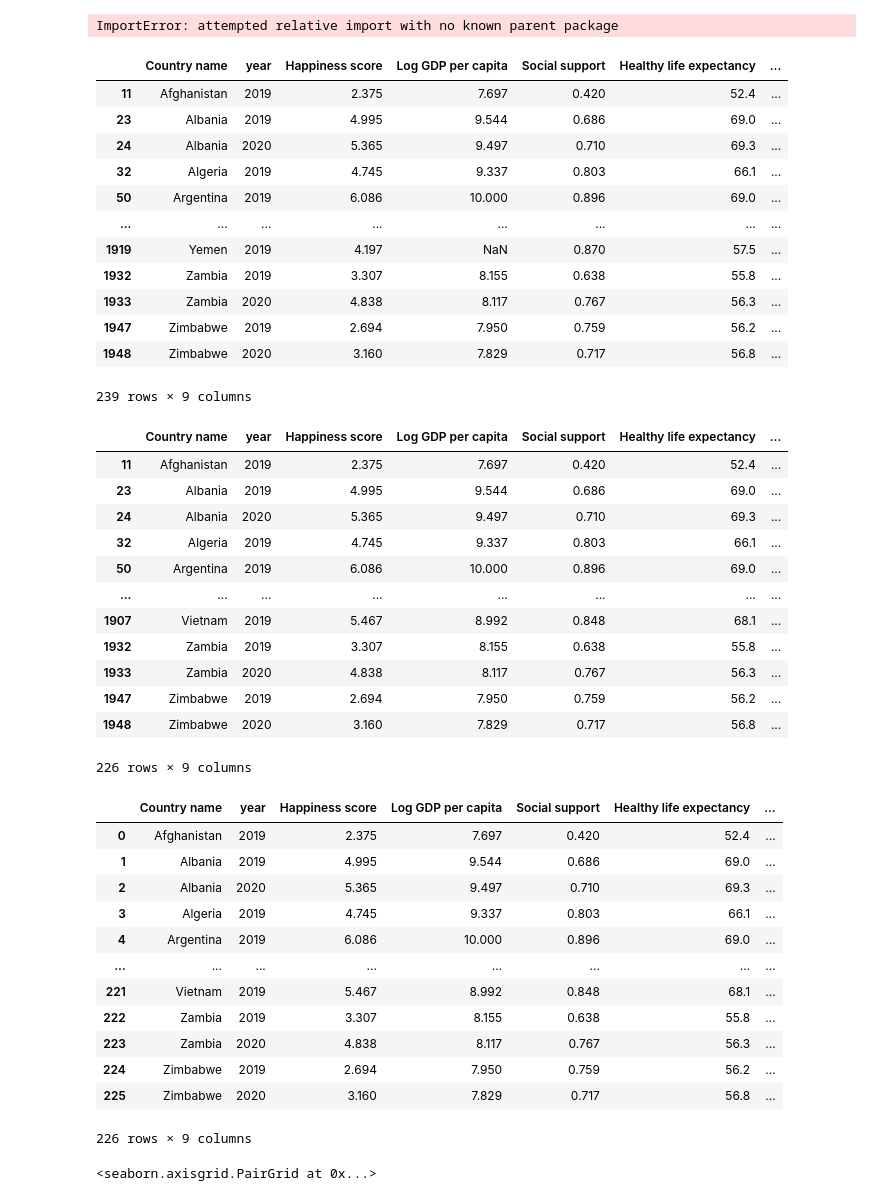
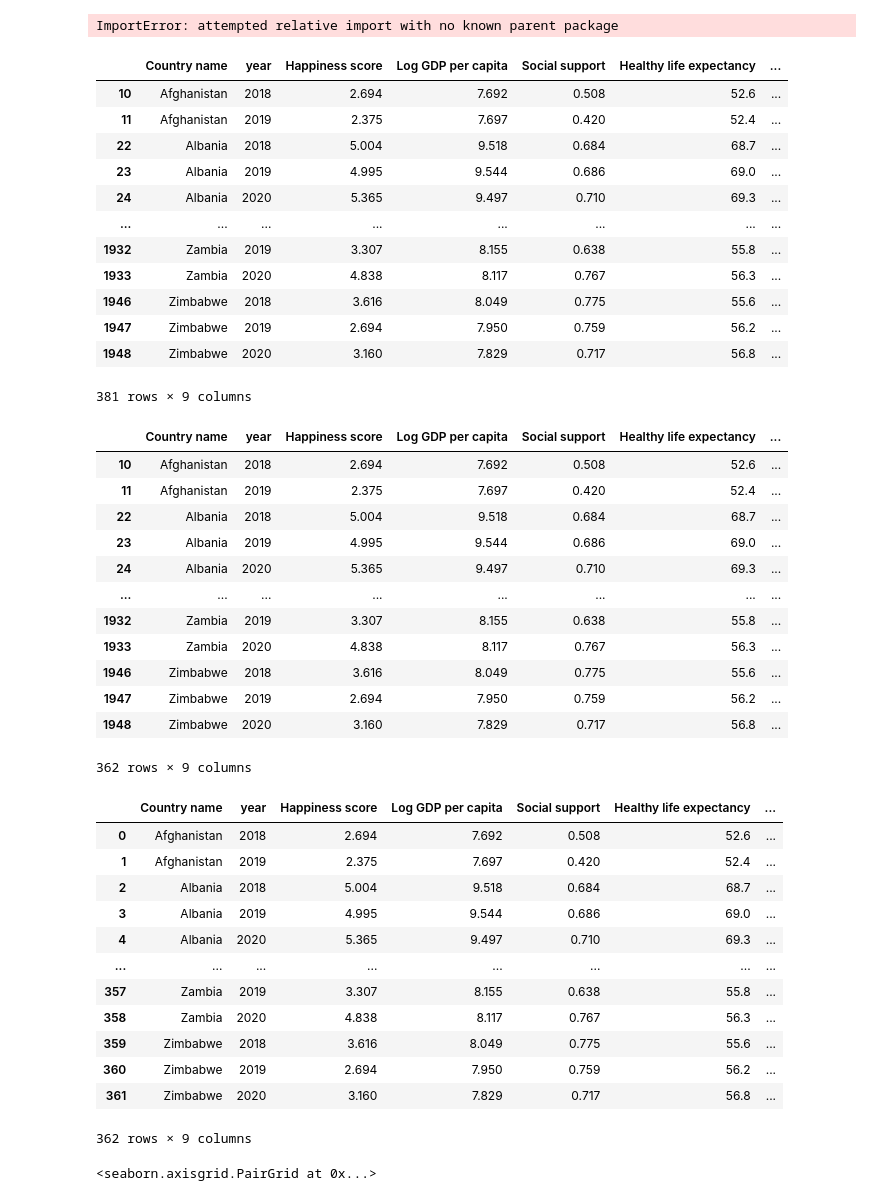
Before and after one commit to data301-2021-summer2/project-group25-project, a Jupyter notebook: analysis/analysis.ipynb, the cells around one changed output. Drawn from its saved outputs; the diff is of its cells as text; code cells hidden in the pictures.

```diff
--- a/analysis/analysis.ipynb
+++ b/analysis/analysis.ipynb
@@ -55,59 +55,59 @@ ImportError: attempted relative import with no known parent package
 # %%
 df2 = (pd.read_csv('/users/annabelle/School/2021/Summer2/data301/group25-project/project-group25-project/data/raw/world-happiness-report.csv')
        .rename(columns = {'Life Ladder':"Happiness score",'Healthy life expectancy at birth':"Healthy life expectancy"})
        .drop(['Positive affect','Negative affect'],axis='columns')
-       .loc[lambda x: x['year']>2018]
+       .loc[lambda x: x['year']>2017]
       )
 df2
 # %% [output]
 |  | Country name | year | Happiness score | Log GDP per capita | Social support | Healthy life expectancy | ... |
+| 10 | Afghanistan | 2018 | 2.694 | 7.692 | 0.508 | 52.6 | ... |
 | 11 | Afghanistan | 2019 | 2.375 | 7.697 | 0.420 | 52.4 | ... |
+| 22 | Albania | 2018 | 5.004 | 9.518 | 0.684 | 68.7 | ... |
 | 23 | Albania | 2019 | 4.995 | 9.544 | 0.686 | 69.0 | ... |
 | 24 | Albania | 2020 | 5.365 | 9.497 | 0.710 | 69.3 | ... |
-| 32 | Algeria | 2019 | 4.745 | 9.337 | 0.803 | 66.1 | ... |
-| 50 | Argentina | 2019 | 6.086 | 10.000 | 0.896 | 69.0 | ... |
 | ... | ... | ... | ... | ... | ... | ... | ... |
-| 1919 | Yemen | 2019 | 4.197 | NaN | 0.870 | 57.5 | ... |
 | 1932 | Zambia | 2019 | 3.307 | 8.155 | 0.638 | 55.8 | ... |
 | 1933 | Zambia | 2020 | 4.838 | 8.117 | 0.767 | 56.3 | ... |
+| 1946 | Zimbabwe | 2018 | 3.616 | 8.049 | 0.775 | 55.6 | ... |
 | 1947 | Zimbabwe | 2019 | 2.694 | 7.950 | 0.759 | 56.2 | ... |
 | 1948 | Zimbabwe | 2020 | 3.160 | 7.829 | 0.717 | 56.8 | ... |
-239 rows × 9 columns
+381 rows × 9 columns
 # %%
 df2.dropna(subset=['Log GDP per capita'], inplace=True)
 # %%
 df2.fillna(method ='pad')
 # %% [output]
 |  | Country name | year | Happiness score | Log GDP per capita | Social support | Healthy life expectancy | ... |
+| 10 | Afghanistan | 2018 | 2.694 | 7.692 | 0.508 | 52.6 | ... |
 | 11 | Afghanistan | 2019 | 2.375 | 7.697 | 0.420 | 52.4 | ... |
+| 22 | Albania | 2018 | 5.004 | 9.518 | 0.684 | 68.7 | ... |
 | 23 | Albania | 2019 | 4.995 | 9.544 | 0.686 | 69.0 | ... |
 | 24 | Albania | 2020 | 5.365 | 9.497 | 0.710 | 69.3 | ... |
-| 32 | Algeria | 2019 | 4.745 | 9.337 | 0.803 | 66.1 | ... |
-| 50 | Argentina | 2019 | 6.086 | 10.000 | 0.896 | 69.0 | ... |
 | ... | ... | ... | ... | ... | ... | ... | ... |
-| 1907 | Vietnam | 2019 | 5.467 | 8.992 | 0.848 | 68.1 | ... |
 | 1932 | Zambia | 2019 | 3.307 | 8.155 | 0.638 | 55.8 | ... |
 | 1933 | Zambia | 2020 | 4.838 | 8.117 | 0.767 | 56.3 | ... |
+| 1946 | Zimbabwe | 2018 | 3.616 | 8.049 | 0.775 | 55.6 | ... |
 | 1947 | Zimbabwe | 2019 | 2.694 | 7.950 | 0.759 | 56.2 | ... |
 | 1948 | Zimbabwe | 2020 | 3.160 | 7.829 | 0.717 | 56.8 | ... |
-226 rows × 9 columns
+362 rows × 9 columns
 # %%
 df2 = df2.reset_index(drop=True)
 df2
 # %% [output]
 |  | Country name | year | Happiness score | Log GDP per capita | Social support | Healthy life expectancy | ... |
-| 0 | Afghanistan | 2019 | 2.375 | 7.697 | 0.420 | 52.4 | ... |
-| 1 | Albania | 2019 | 4.995 | 9.544 | 0.686 | 69.0 | ... |
-| 2 | Albania | 2020 | 5.365 | 9.497 | 0.710 | 69.3 | ... |
-| 3 | Algeria | 2019 | 4.745 | 9.337 | 0.803 | 66.1 | ... |
-| 4 | Argentina | 2019 | 6.086 | 10.000 | 0.896 | 69.0 | ... |
+| 0 | Afghanistan | 2018 | 2.694 | 7.692 | 0.508 | 52.6 | ... |
+| 1 | Afghanistan | 2019 | 2.375 | 7.697 | 0.420 | 52.4 | ... |
+| 2 | Albania | 2018 | 5.004 | 9.518 | 0.684 | 68.7 | ... |
+| 3 | Albania | 2019 | 4.995 | 9.544 | 0.686 | 69.0 | ... |
+| 4 | Albania | 2020 | 5.365 | 9.497 | 0.710 | 69.3 | ... |
 | ... | ... | ... | ... | ... | ... | ... | ... |
-| 221 | Vietnam | 2019 | 5.467 | 8.992 | 0.848 | 68.1 | ... |
-| 222 | Zambia | 2019 | 3.307 | 8.155 | 0.638 | 55.8 | ... |
-| 223 | Zambia | 2020 | 4.838 | 8.117 | 0.767 | 56.3 | ... |
-| 224 | Zimbabwe | 2019 | 2.694 | 7.950 | 0.759 | 56.2 | ... |
-| 225 | Zimbabwe | 2020 | 3.160 | 7.829 | 0.717 | 56.8 | ... |
+| 357 | Zambia | 2019 | 3.307 | 8.155 | 0.638 | 55.8 | ... |
+| 358 | Zambia | 2020 | 4.838 | 8.117 | 0.767 | 56.3 | ... |
+| 359 | Zimbabwe | 2018 | 3.616 | 8.049 | 0.775 | 55.6 | ... |
+| 360 | Zimbabwe | 2019 | 2.694 | 7.950 | 0.759 | 56.2 | ... |
+| 361 | Zimbabwe | 2020 | 3.160 | 7.829 | 0.717 | 56.8 | ... |
-226 rows × 9 columns
+362 rows × 9 columns
 # %%
 sns.pairplot(df_clean)
 # %% [output]
```
Also changed, not shown: parts of 16 cells of this notebook, 2 other files.
